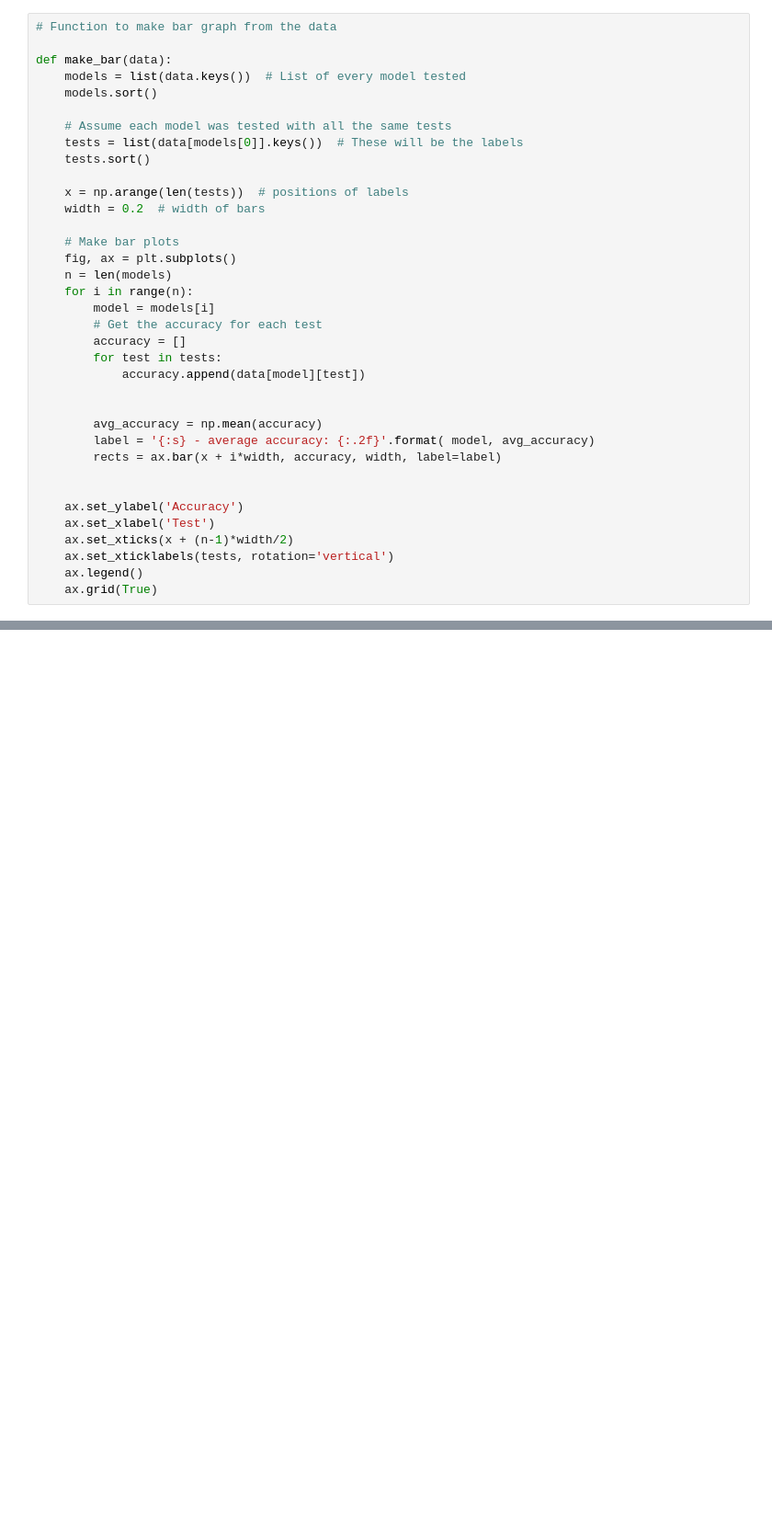
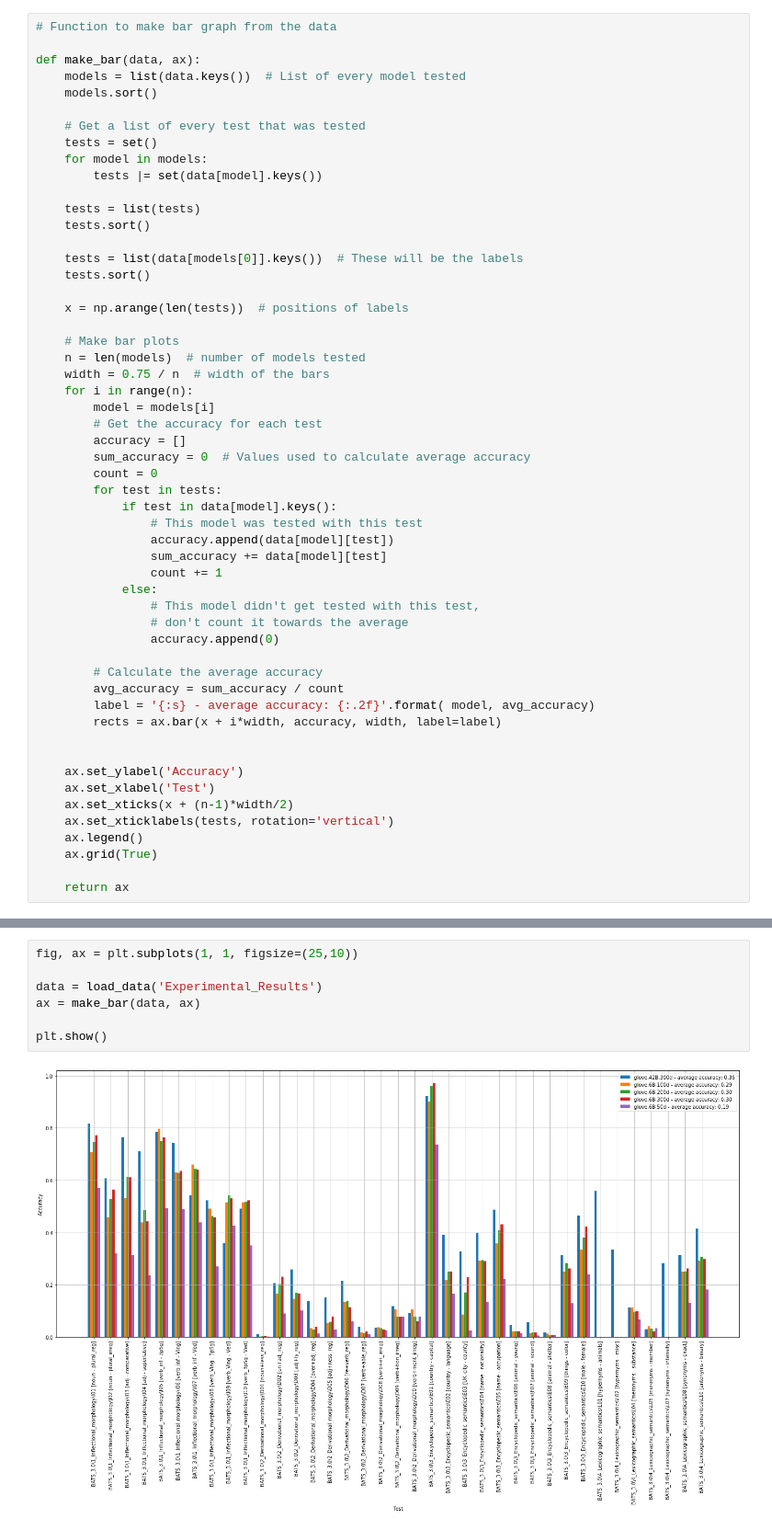
Before and after one commit to tsanford13/MLandOpt, a Jupyter notebook: create_graphics.ipynb, the cells around one changed output, grey strips where cells are left out. Shown: that part at 92% size. Drawn from its saved outputs; the diff is of its cells as text; blank space fills up the shorter version.

Commit message:
Adjusted to take in multiple result files

```diff
--- a/create_graphics.ipynb
+++ b/create_graphics.ipynb
@@ -5,29 +6,45 @@ import numpy as np
 # %%
 # Function to make bar graph from the data
 
-def make_bar(data):
+def make_bar(data, ax):
     models = list(data.keys())  # List of every model tested
     models.sort()
 
-    # Assume each model was tested with all the same tests
+    # Get a list of every test that was tested
+    tests = set()
+    for model in models:
+        tests |= set(data[model].keys())
+
+    tests = list(tests)
+    tests.sort()
+
     tests = list(data[models[0]].keys())  # These will be the labels
     tests.sort()
 
     x = np.arange(len(tests))  # positions of labels
-    width = 0.2  # width of bars
 
     # Make bar plots
-    fig, ax = plt.subplots()
-    n = len(models)
+    n = len(models)  # number of models tested
+    width = 0.75 / n  # width of the bars
     for i in range(n):
         model = models[i]
         # Get the accuracy for each test
         accuracy = []
+        sum_accuracy = 0  # Values used to calculate average accuracy
+        count = 0
         for test in tests:
-            accuracy.append(data[model][test])
+            if test in data[model].keys():
+                # This model was tested with this test
+                accuracy.append(data[model][test])
+                sum_accuracy += data[model][test]
+                count += 1
+            else:
+                # This model didn't get tested with this test,
+                # don't count it towards the average
+                accuracy.append(0)
 
-
-        avg_accuracy = np.mean(accuracy)
+        # Calculate the average accuracy
+        avg_accuracy = sum_accuracy / count
         label = '{:s} - average accuracy: {:.2f}'.format( model, avg_accuracy)
         rects = ax.bar(x + i*width, accuracy, width, label=label)
 
@@ -38,6 +55,8 @@ def make_bar(data):
     ax.set_xticklabels(tests, rotation='vertical')
     ax.legend()
     ax.grid(True)
+
+    return ax
 # %%
 # Function that loads data from the output json file and then calls make_bar
 
@@ -67,0 +99,9 @@ plt.show()
+# %%
+fig, ax = plt.subplots(1, 1, figsize=(25,10))
+
+data = load_data('Experimental_Results')
+ax = make_bar(data, ax)
+
+plt.show()
+# %% [output]
+[figure, added]
```
Also changed, not shown: parts of 3 cells of this notebook.
